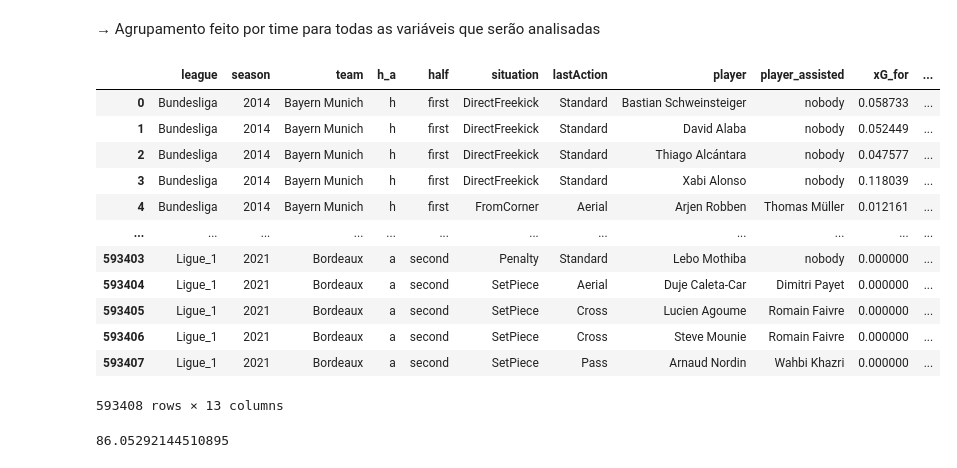
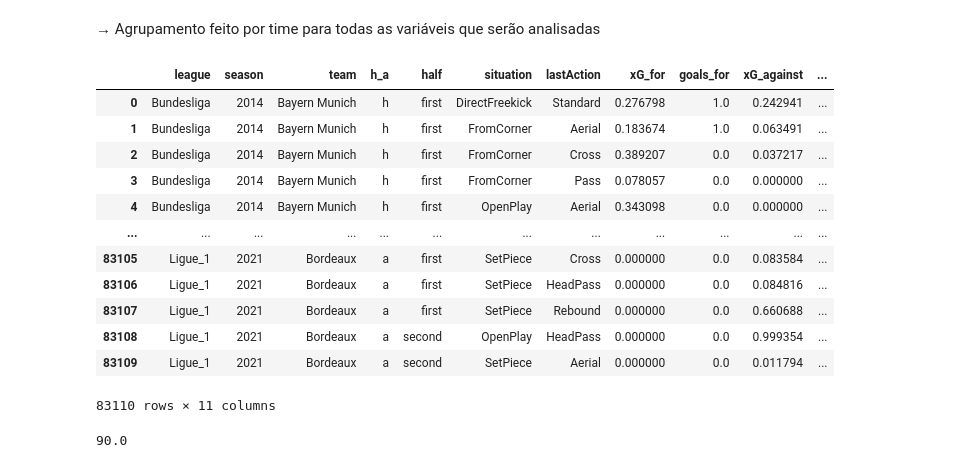
Before and after one commit to GabrielArai/TCC, a Jupyter notebook: notebooks/2-aed.ipynb, the cells around one changed output. Drawn from its saved outputs; the diff is of its cells as text; code cells hidden in the pictures.

```diff
--- a/notebooks/2-aed.ipynb
+++ b/notebooks/2-aed.ipynb
@@ -529,105 +529,98 @@ for l in leagues:
             # Goals for Home
             df_h_goals_for = df_goal[(df_goal.player_team == t)&(df_goal.h_a == 'h')]
             df_h_goals_for = df_h_goals_for.groupby([
-                'league','season','player_team','h_a','half','situation','lastAction',
-                'player','player_assisted'])["result"].count().reset_index()
+                'league','season','player_team','h_a','half','situation','lastAction'])["result"].count().reset_index()
             #df_h_goals_for['h_a'] = 'h'
 
             # Goals for Away
             df_a_goals_for = df_goal[(df_goal.player_team == t)&(df_goal.h_a == 'a')]
             df_a_goals_for = df_a_goals_for.groupby([
-                'league','season','player_team','h_a','half','situation','lastAction',
-                'player','player_assisted'])["result"].count().reset_index()
+                'league','season','player_team','h_a','half','situation','lastAction'])["result"].count().reset_index()
             #df_a_goals_for['h_a'] = 'a'
             df_goals_for = pd.concat([df_h_goals_for, df_a_goals_for], ignore_index=True)
 
             # xGs for Home
             df_h_xg_for = df_xgs[(df_xgs.player_team == t)&(df_xgs.h_a == 'h')]
             df_h_xg_for = df_h_xg_for.groupby([
-                'league','season','player_team','h_a','half','situation','lastAction',
-                'player','player_assisted'])["xG"].sum().reset_index()
+                'league','season','player_team','h_a','half','situation','lastAction'])["xG"].sum().reset_index()
             #df_h_xg_for['h_a'] = 'h'
 
             # xGs for Away
             df_a_xg_for = df_xgs[(df_xgs.player_team == t)&(df_xgs.h_a == 'a')]
             df_a_xg_for = df_a_xg_for.groupby([
-                'league','season','player_team','h_a','half','situation','lastAction',
-                'player','player_assisted'])["xG"].sum().reset_index()
+                'league','season','player_team','h_a','half','situation','lastAction'])["xG"].sum().reset_index()
             #df_a_xg_for['h_a'] = 'a'
             df_xg_for = pd.concat([df_h_xg_for, df_a_xg_for], ignore_index=True)
 
             df_merge_for = df_xg_for.merge(df_goals_for, how='left', on=[
-                'league','season','player_team','h_a','half','situation','lastAction',
-                'player','player_assisted'])
+                'league','season','player_team','h_a','half','situation','lastAction'])
             all_dfs_for.append(df_merge_for)
 
             # Goals against Home
             df_h_goals_against = df_goal[(df_goal.opponent_team == t)&(df_goal.h_a == 'h')]
             df_h_goals_against = df_h_goals_against.groupby([
-                'league','season','opponent_team','h_a','half','situation','lastAction',
-                'player','player_assisted'])["result"].count().reset_index()
+                'league','season','opponent_team','h_a','half','situation','lastAction'])["result"].count().reset_index()
             #df_h_goals_against['h_a'] = 'h'
 
             # Goals against Away
             df_a_goals_against = df_goal[(df_goal.opponent_team == t)&(df_goal.h_a == 'a')]
             df_a_goals_against = df_a_goals_against.groupby([
-                'league','season','opponent_team','h_a','half','situation','lastAction',
-                'player','player_assisted'])["result"].count().reset_index()
+                'league','season','opponent_team','h_a','half','situation','lastAction'])["result"].count().reset_index()
             #df_a_goals_against['h_a'] = 'a'
 
             df_goals_against = pd.concat([df_h_goals_against, df_a_goals_against], ignore_index=True)
 
             # xGs against Home
             df_h_xgs_against = df_xgs[(df_xgs.opponent_team == t)&(df_xgs.h_a == 'h')]
             df_h_xgs_against = df_h_xgs_against.groupby([
-                'league','season','opponent_team','h_a','half','situation','lastAction',
-                'player','player_assisted'])["xG"].sum().reset_index()
+                'league','season','opponent_team','h_a','half','situation','lastAction'])["xG"].sum().reset_index()
             #df_h_xgs_against['h_a'] = 'h'
 
             # xGs against Away
             df_a_xgs_against = df_xgs[(df_xgs.opponent_team == t)&(df_xgs.h_a == 'a')]
             df_a_xgs_against = df_a_xgs_against.groupby([
-                'league','season','opponent_team','h_a','half','situation','lastAction',
-                'player','player_assisted'])["xG"].sum().reset_index()
+                'league','season','opponent_team','h_a','half','situation','lastAction'])["xG"].sum().reset_index()
             #df_a_xgs_against['h_a'] = 'a'
 
             df_xgs_against = pd.concat([df_h_xgs_against, df_a_xgs_against], ignore_index=True)
 
             df_merge_against = df_xgs_against.merge(df_goals_against, how='left', on=[
-                'league','season','opponent_team','h_a','half','situation','lastAction',
-                'player','player_assisted'])
+                'league','season','opponent_team','h_a','half','situation','lastAction'])
             all_dfs_against.append(df_merge_against)
 
 df_for = pd.concat(all_dfs_for)
 df_for = df_for.rename(columns={'player_team': 'team', 'result': 'goals_for','xG': 'xG_for'})
+df_for = df_for.fillna(0)
+
 df_against = pd.concat(all_dfs_against)
 df_against = df_against.rename(columns={'opponent_team': 'team', 'result': 'goals_against','xG': 'xG_against'})
+df_against = df_against.fillna(0)
 df_clean = df_for.merge(df_against, how = 'outer', on=[
-    'league','season','team','h_a','half','situation','lastAction','player','player_assisted'])
+    'league','season','team','h_a','half','situation','lastAction'])
 df_clean = df_clean.fillna(0)
 df_clean
 # %% [output]
-|  | league | season | team | h_a | half | situation | lastAction | player | player_assisted | xG_for | ... |
-| 0 | Bundesliga | 2014 | Bayern Munich | h | first | DirectFreekick | Standard | Bastian Schweinsteiger | nobody | 0.058733 | ... |
-| 1 | Bundesliga | 2014 | Bayern Munich | h | first | DirectFreekick | Standard | David Alaba | nobody | 0.052449 | ... |
-| 2 | Bundesliga | 2014 | Bayern Munich | h | first | DirectFreekick | Standard | Thiago Alcántara | nobody | 0.047577 | ... |
-| 3 | Bundesliga | 2014 | Bayern Munich | h | first | DirectFreekick | Standard | Xabi Alonso | nobody | 0.118039 | ... |
-| 4 | Bundesliga | 2014 | Bayern Munich | h | first | FromCorner | Aerial | Arjen Robben | Thomas Müller | 0.012161 | ... |
+|  | league | season | team | h_a | half | situation | lastAction | xG_for | goals_for | xG_against | ... |
+| 0 | Bundesliga | 2014 | Bayern Munich | h | first | DirectFreekick | Standard | 0.276798 | 1.0 | 0.242941 | ... |
+| 1 | Bundesliga | 2014 | Bayern Munich | h | first | FromCorner | Aerial | 0.183674 | 1.0 | 0.063491 | ... |
+| 2 | Bundesliga | 2014 | Bayern Munich | h | first | FromCorner | Cross | 0.389207 | 0.0 | 0.037217 | ... |
+| 3 | Bundesliga | 2014 | Bayern Munich | h | first | FromCorner | Pass | 0.078057 | 0.0 | 0.000000 | ... |
+| 4 | Bundesliga | 2014 | Bayern Munich | h | first | OpenPlay | Aerial | 0.343098 | 0.0 | 0.000000 | ... |
 | ... | ... | ... | ... | ... | ... | ... | ... | ... | ... | ... | ... |
-| 593403 | Ligue_1 | 2021 | Bordeaux | a | second | Penalty | Standard | Lebo Mothiba | nobody | 0.000000 | ... |
-| 593404 | Ligue_1 | 2021 | Bordeaux | a | second | SetPiece | Aerial | Duje Caleta-Car | Dimitri Payet | 0.000000 | ... |
-| 593405 | Ligue_1 | 2021 | Bordeaux | a | second | SetPiece | Cross | Lucien Agoume | Romain Faivre | 0.000000 | ... |
-| 593406 | Ligue_1 | 2021 | Bordeaux | a | second | SetPiece | Cross | Steve Mounie | Romain Faivre | 0.000000 | ... |
-| 593407 | Ligue_1 | 2021 | Bordeaux | a | second | SetPiece | Pass | Arnaud Nordin | Wahbi Khazri | 0.000000 | ... |
+| 83105 | Ligue_1 | 2021 | Bordeaux | a | first | SetPiece | Cross | 0.000000 | 0.0 | 0.083584 | ... |
+| 83106 | Ligue_1 | 2021 | Bordeaux | a | first | SetPiece | HeadPass | 0.000000 | 0.0 | 0.084816 | ... |
+| 83107 | Ligue_1 | 2021 | Bordeaux | a | first | SetPiece | Rebound | 0.000000 | 0.0 | 0.660688 | ... |
+| 83108 | Ligue_1 | 2021 | Bordeaux | a | second | OpenPlay | HeadPass | 0.000000 | 0.0 | 0.999354 | ... |
+| 83109 | Ligue_1 | 2021 | Bordeaux | a | second | SetPiece | Aerial | 0.000000 | 0.0 | 0.011794 | ... |
-593408 rows × 13 columns
+83110 rows × 11 columns
 # %%
-test1 = df_clean[(df_clean.league == 'Bundesliga')&
-                      (df_clean.season == 2019)&
-                      (df_clean.team == 'Bayern Munich')]
+test1 = df_for[(df_for.league == 'Bundesliga')&
+                      (df_for.season == 2019)&
+                      (df_for.team == 'Bayern Munich')]
 
-soma_agrup = sum(test1.xG_for.values)
+soma_agrup = sum(test1.goals_for.values)
 soma_agrup
 # %% [output]
-86.05292144510895
+90.0
 # %%
 df_clean.to_csv('../data/processed/agrupado.csv', decimal=',', index=False)
```
Also changed, not shown: parts of 6 cells of this notebook.
